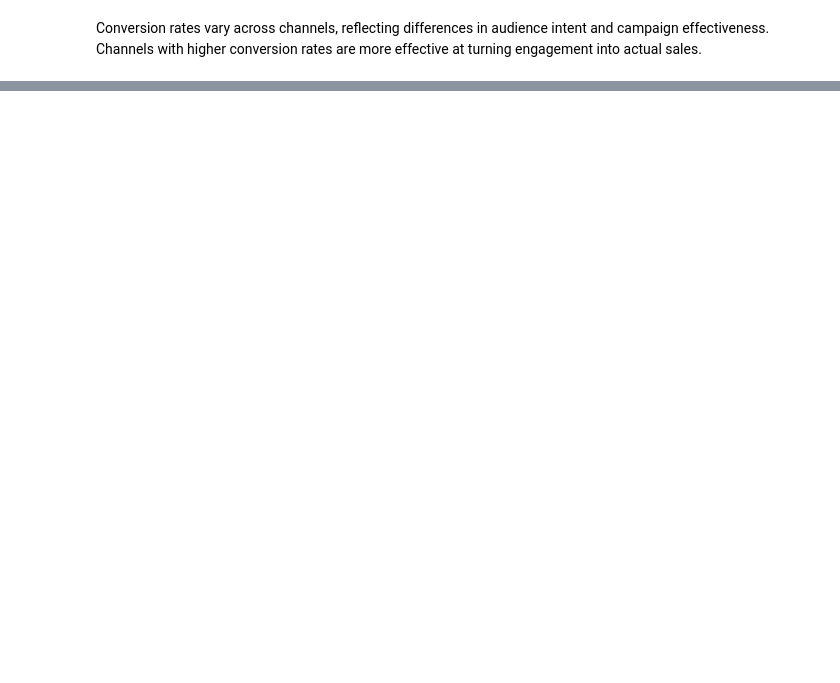
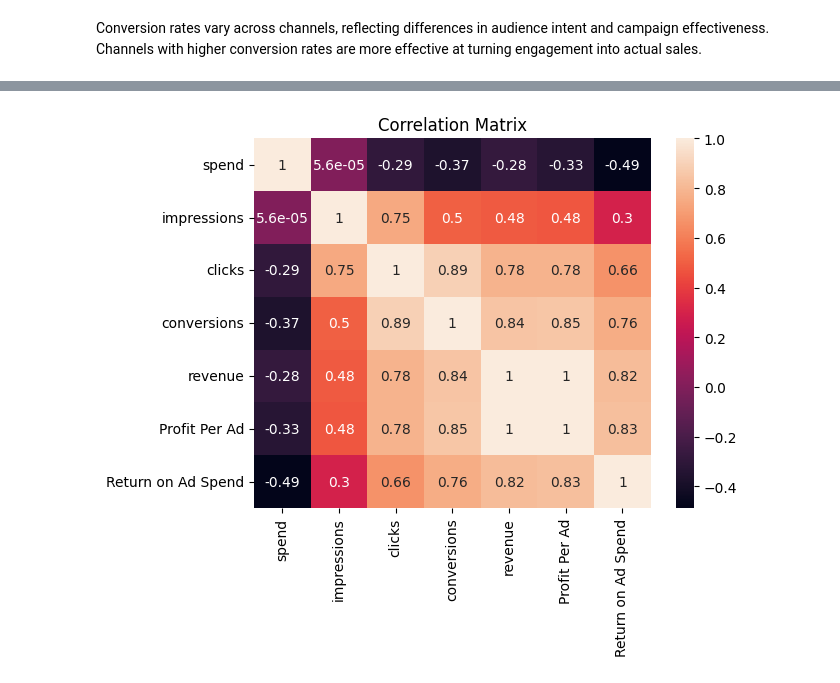
Before and after one commit to Emmanuelkiptim/Digital-Marketing-Performance-Analysis, a Jupyter notebook: Digital_Marketing_Performance_Analysis_Identifying_Profitable_Channels.ipynb, the cells around one changed output, grey strips where cells are left out. Saved outputs shown, nothing was run; the diff lists cells and outputs as text; code cells hidden in the pictures; blank space fills up the shorter version.

```diff
--- a/Digital_Marketing_Performance_Analysis_Identifying_Profitable_Channels.ipynb
+++ b/Digital_Marketing_Performance_Analysis_Identifying_Profitable_Channels.ipynb
@@ -296,0 +310,8 @@ Conversion rates vary across channels, reflecting differences in audience intent
+# %%
+corr= df[['spend', 'impressions', 'clicks', 'conversions', 'revenue','Profit Per Ad', 'Return on Ad Spend']].corr()
+corr
+sns.heatmap(corr, annot=True)
+plt.title('Correlation Matrix')
+plt.show()
+# %% [output]
+[figure, added]
```
Also changed, not shown: parts of 13 cells of this notebook.
